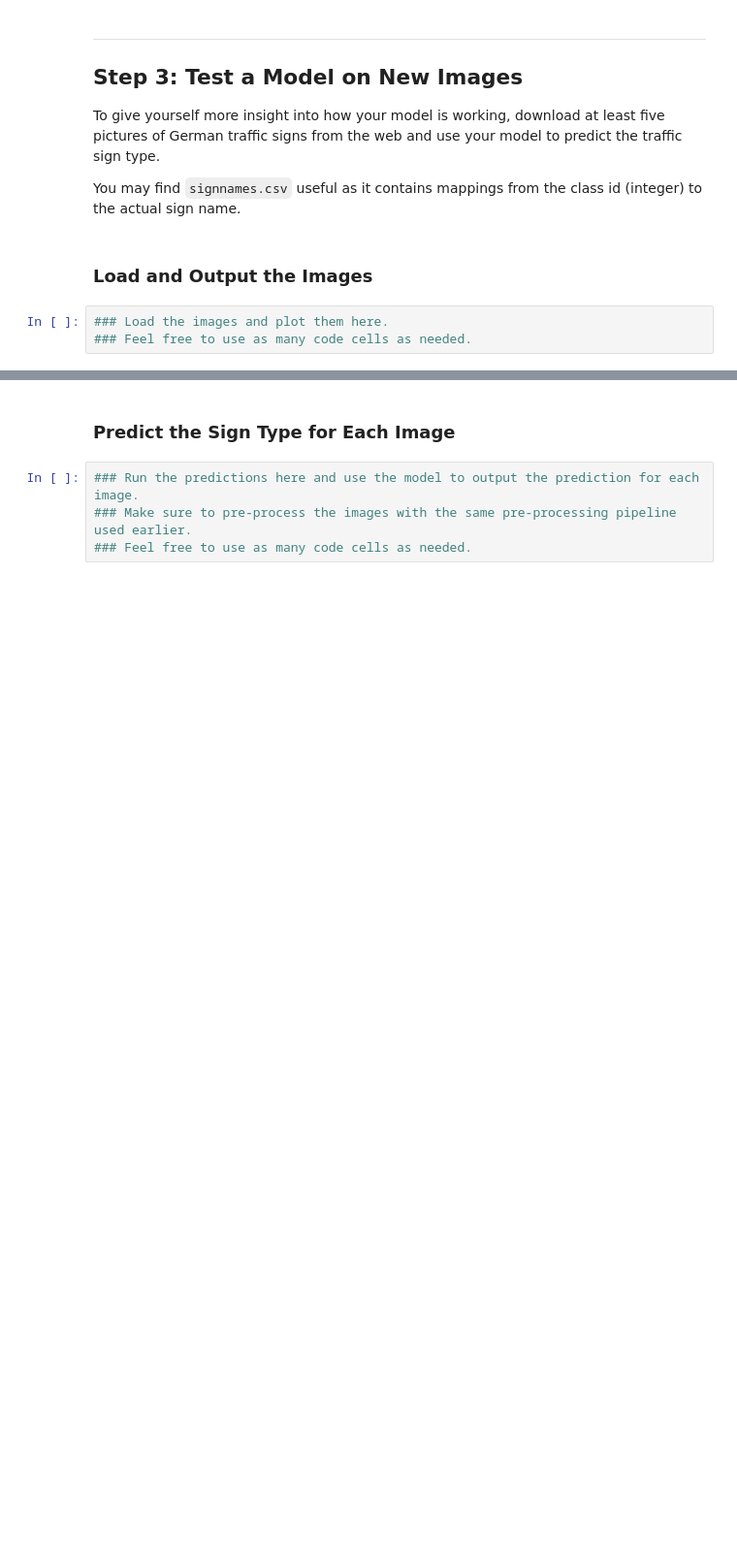
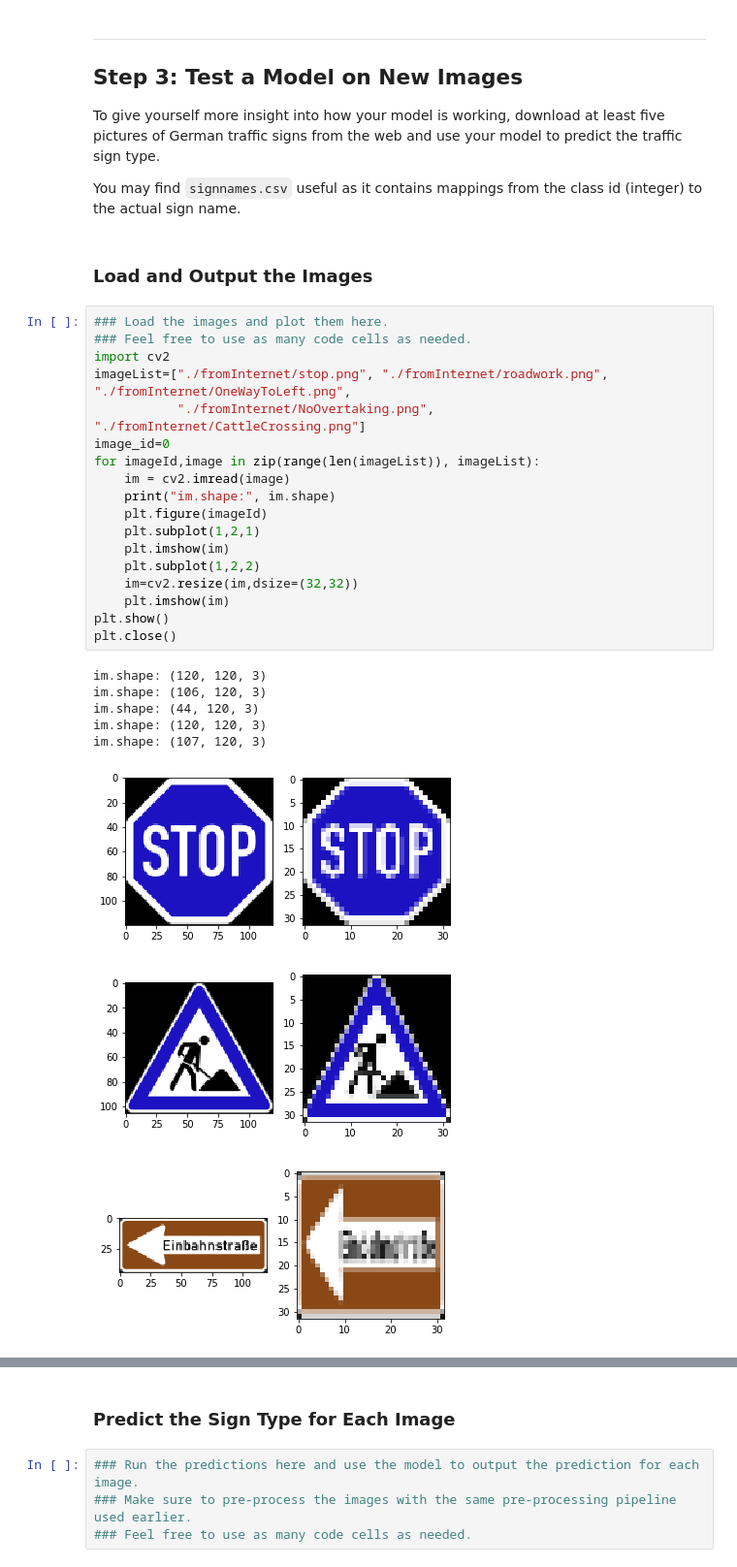
Before and after one commit to autohandle/TrafficSignClassifierProject, a Jupyter notebook: Traffic_Sign_Classifier.ipynb, the cells around one changed output, grey strips where cells are left out. Shown at 97% size. Saved outputs shown, nothing was run; the diff lists cells and outputs as text; blank space fills up the shorter version.

Commit message:
read in internet images

```diff
--- a/Traffic_Sign_Classifier.ipynb
+++ b/Traffic_Sign_Classifier.ipynb
@@ -650,6 +651,30 @@ To give yourself more insight into how your model is working, download at least
 You may find `signnames.csv` useful as it contains mappings from the class id (integer) to the actual sign name.
 # %% [markdown]
 ### Load and Output the Images
-# %%
-### Load the images and plot them here.
-### Feel free to use as many code cells as needed.
+# %%
+### Load the images and plot them here.
+### Feel free to use as many code cells as needed.
+import cv2
+imageList=["./fromInternet/stop.png", "./fromInternet/roadwork.png",  "./fromInternet/OneWayToLeft.png",
+           "./fromInternet/NoOvertaking.png",  "./fromInternet/CattleCrossing.png"]
+image_id=0
+for imageId,image in zip(range(len(imageList)), imageList):
+    im = cv2.imread(image)
+    print("im.shape:", im.shape)
+    plt.figure(imageId)
+    plt.subplot(1,2,1)
+    plt.imshow(im)
+    plt.subplot(1,2,2)
+    im=cv2.resize(im,dsize=(32,32))
+    plt.imshow(im)
+plt.show()
+plt.close()
+# %% [output]
+im.shape: (120, 120, 3)
+im.shape: (106, 120, 3)
+im.shape: (44, 120, 3)
+im.shape: (120, 120, 3)
+im.shape: (107, 120, 3)
+[figure, added]
+[figure, added]
+[figure, added]
```
Also changed, not shown: parts of 2 cells of this notebook.
